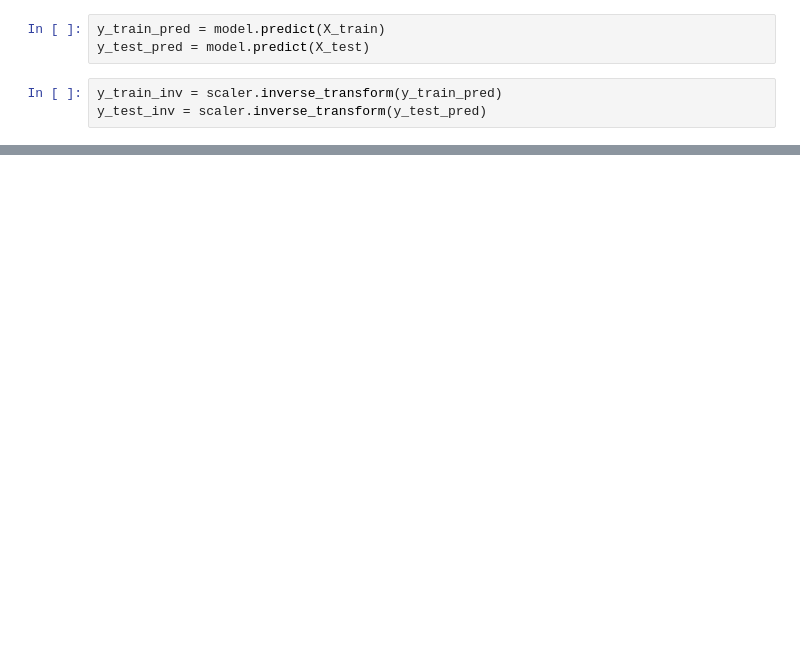
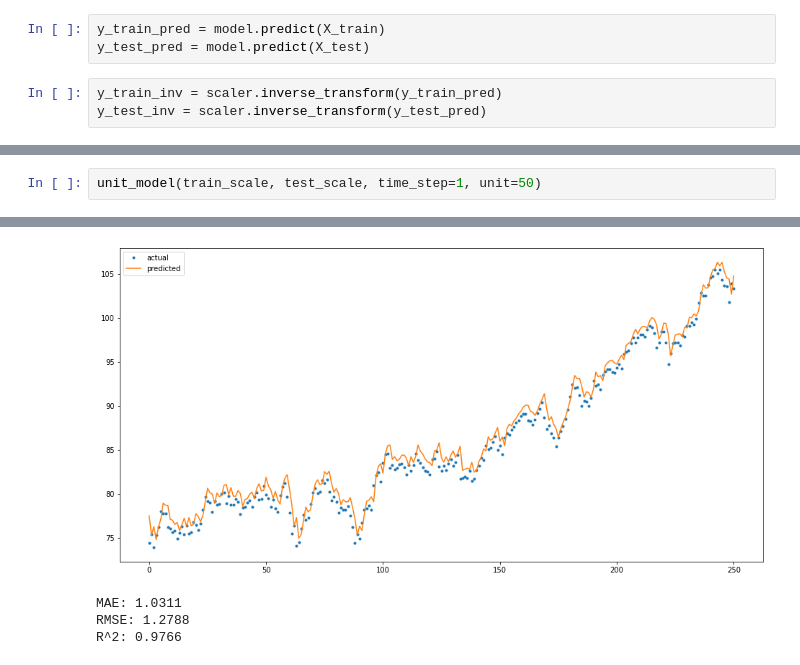
Before and after one commit to jingyunw/Capstone_Project, a Jupyter notebook: LSTM.ipynb, the cells around one changed output, grey strips where cells are left out. Cells and saved outputs as stored; diff of their text form; blank space fills up the shorter version.

```diff
--- a/LSTM.ipynb
+++ b/LSTM.ipynb
@@ -283,0 +267,3 @@ compare_df.plot(figsize=(15,9))
+# %%
+unit_model(train_scale, test_scale, time_step=1, unit=50)
+# %% [output]
@@ -283,0 +271,4 @@ compare_df.plot(figsize=(15,9))
+[figure, added]
+MAE: 1.0311
+RMSE: 1.2788
+R^2: 0.9766
```
Also changed, not shown: parts of 42 cells of this notebook, 1 other file.
